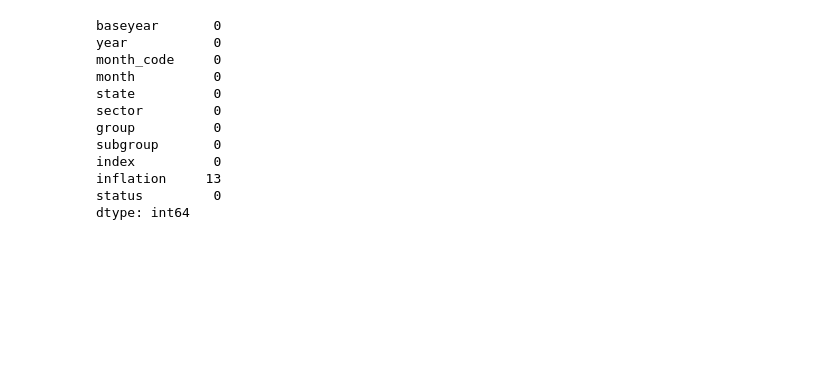
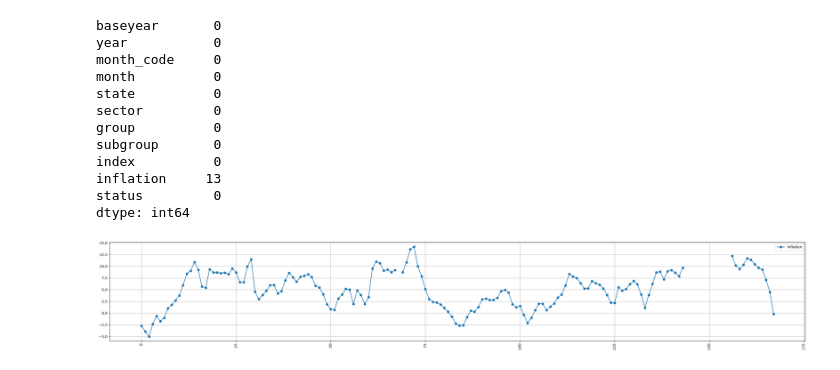
Before and after one commit to AyushTomarOG/Food-Inflation-in-El-Nino, a Jupyter notebook: notebooks/01_data_exploration.ipynb, the cells around one changed output. Cells and saved outputs as stored; diff of their text form; code cells hidden in the pictures; blank space fills up the shorter version.

```diff
--- a/notebooks/01_data_exploration.ipynb
+++ b/notebooks/01_data_exploration.ipynb
@@ -105,0 +134,9 @@ dtype: int64
+# %%
+plt.figure(figsize=(35,5))
+plt.grid()
+plt.plot(cpi['inflation'], marker='o', label='Inflation')
+plt.xticks(rotation=90)
+plt.legend()
+plt.show()
+# %% [output]
+[figure, added]
```
Also changed, not shown: parts of 1 cell of this notebook, 8 other files.
